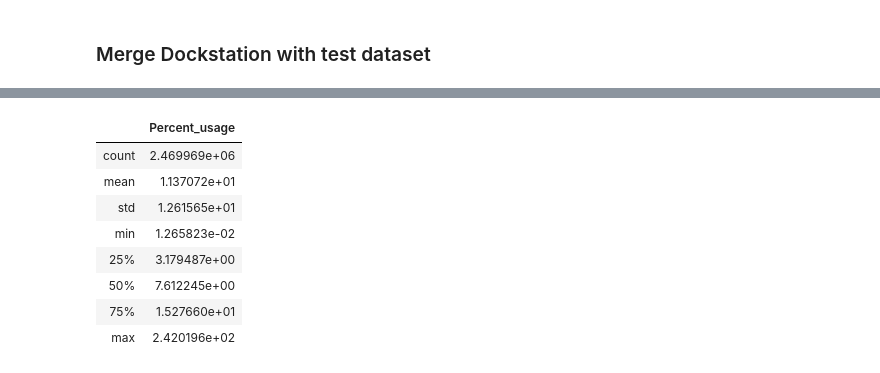
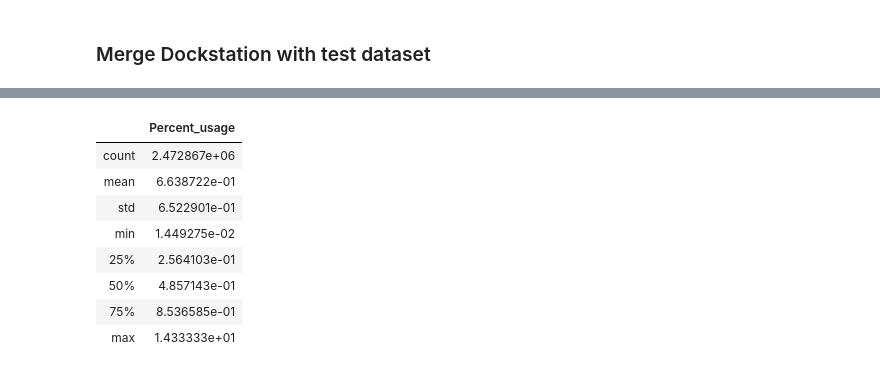
Before and after one commit to zhangym1256/Citi-Bike-Capstone, a Jupyter notebook: may/Data_Preping.ipynb, the cells around one changed output, grey strips where cells are left out. Cells and saved outputs as stored; diff of their text form; code cells hidden in the pictures.

```diff
--- a/may/Data_Preping.ipynb
+++ b/may/Data_Preping.ipynb
@@ -404,10 +391,0 @@ dock_station_train_merged.loc[dock_station_train_merged['start_station_ID'].isin
-# %%
-# Sanity check and overwrite errors in dock capacity
-mask = dock_station_train_merged['tot_docks']!=0
-dock_station_train_merged = dock_station_train_merged[mask]# remove stations that have 0 tot_docks
-mask1 = (dock_station_train_merged['tot_docks']==1) & (dock_station_train_merged['start_station_ID']==3459)
-dock_station_train_merged['tot_docks'][mask1]=34 ### impute tot_docks due to nonsense total_docks for a few entries
-mask2 = (dock_station_train_merged['tot_docks']==7) & (dock_station_train_merged['start_station_ID']==3255)
-dock_station_train_merged['tot_docks'][mask2]=19 ### impute tot_docks due to nonsense total_docks for a few entries
-mask3 = (dock_station_train_merged['tot_docks']==3) & (dock_station_train_merged['start_station_ID']==3467)
-dock_station_train_merged['tot_docks'][mask3]=44 ### impute tot_docks due to nonsense total_docks for a few entries
@@ -548,21 +514,18 @@ dock_station_test_merged.head()
 | 3 | 367 | 2017-01-31 08:53:43 | 2017-01-31 08:59:51 | 517.0 | Pershing Square South | 40.751581 | ... |
 | 4 | 419 | 2017-01-04 14:07:41 | 2017-01-04 14:14:40 | 3120.0 | Center Blvd & Borden Ave | 40.741610 | ... |
 # %%
-dock_station_test_merged['Percent_usage'] = (dock_station_test_merged['start_station_checkin_counts']+\
-                                              dock_station_test_merged['start_station_checkout_counts']/\
-                                              dock_station_test_merged['tot_docks'])
-
+dock_station_test_merged['Percent_usage'] = dock_station_test_merged['start_station_total_counts']/dock_station_test_merged['tot_docks']
 dock_station_test_merged[['Percent_usage']].describe()
 # %% [output]
 |  | Percent_usage |
-| count | 2.469969e+06 |
-| mean | 1.137072e+01 |
-| std | 1.261565e+01 |
-| min | 1.265823e-02 |
-| 25% | 3.179487e+00 |
-| 50% | 7.612245e+00 |
-| 75% | 1.527660e+01 |
-| max | 2.420196e+02 |
+| count | 2.472867e+06 |
+| mean | 6.638722e-01 |
+| std | 6.522901e-01 |
+| min | 1.449275e-02 |
+| 25% | 2.564103e-01 |
+| 50% | 4.857143e-01 |
+| 75% | 8.536585e-01 |
+| max | 1.433333e+01 |
 # %%
 dock_station_test_merged.loc[dock_station_test_merged['Percent_usage']>10]#['start_station_ID'].unique()
 # %% [output]
```
Also changed, not shown: parts of 25 cells of this notebook, 1 other file.
